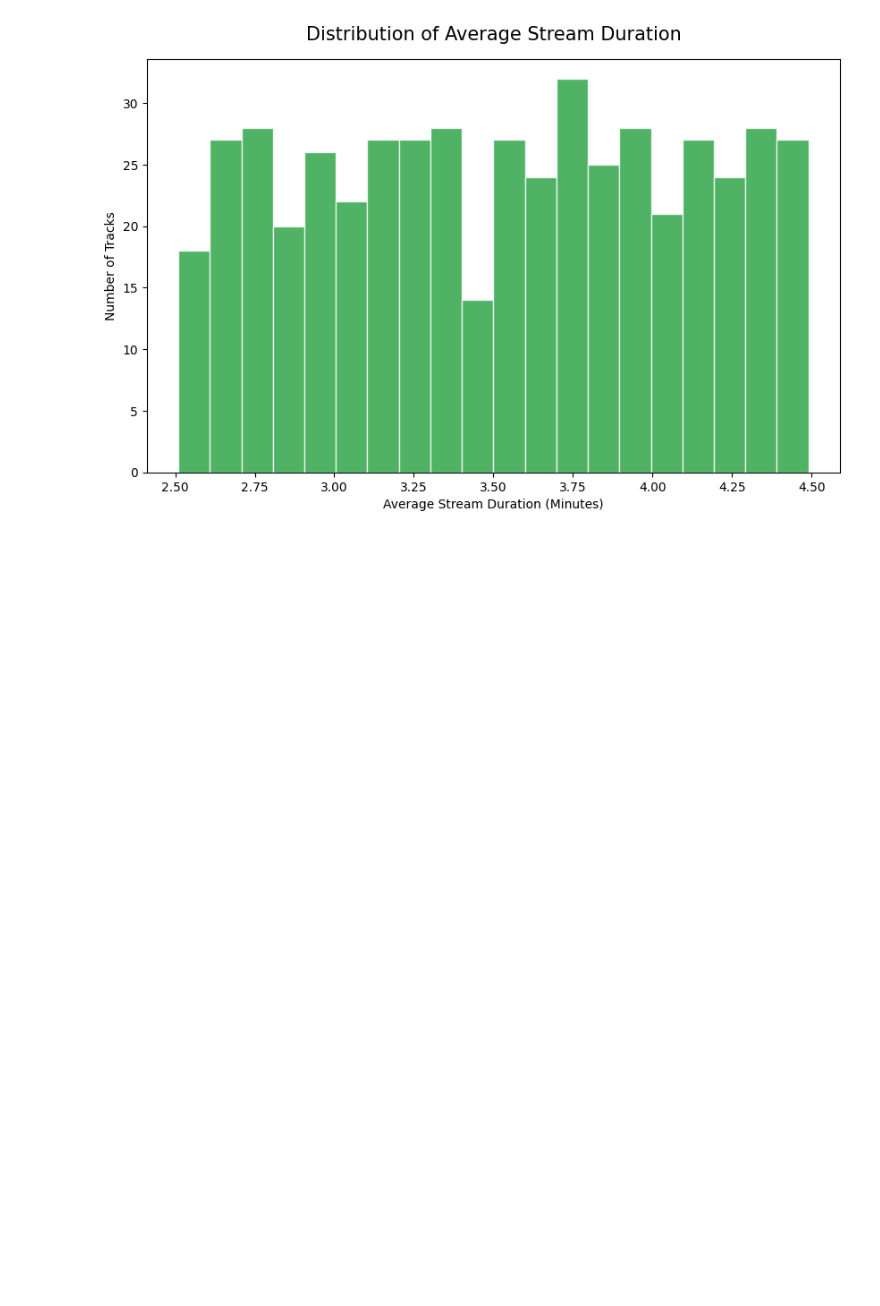
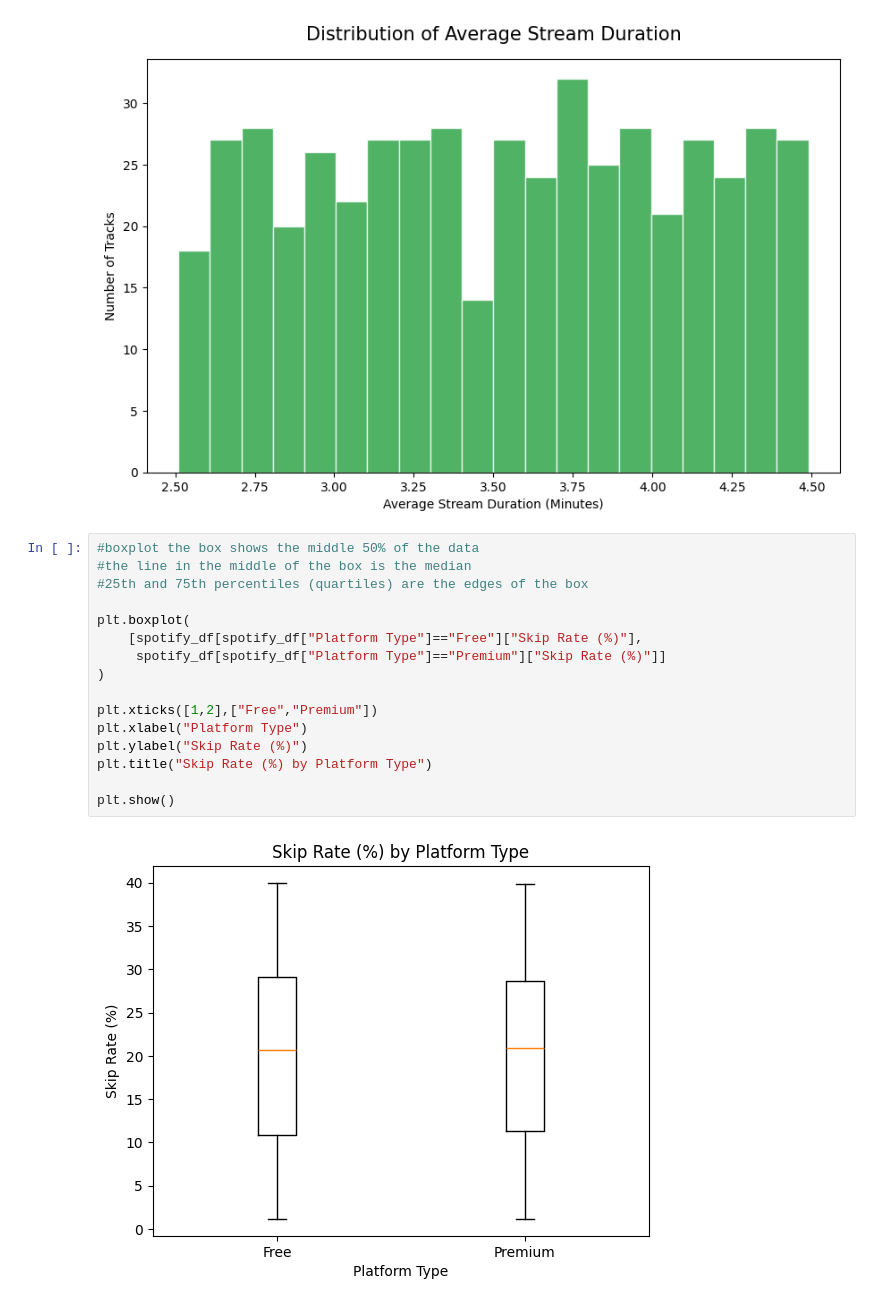
Before and after one commit to rhyman7/learning_plots_ryan_hyman, a Jupyter notebook: notebooks/visualization_practice.ipynb, the cells around one changed output. Cells and saved outputs as stored; diff of their text form; blank space fills up the shorter version.

Commit message:
sixth commit containing boxplot

```diff
--- a/notebooks/visualization_practice.ipynb
+++ b/notebooks/visualization_practice.ipynb
@@ -482,3 +482,21 @@ plt.title("Distribution of Average Stream Duration", fontsize=15, pad=15)
 plt.show()
 # %% [output]
 [figure]
+# %%
+#boxplot the box shows the middle 50% of the data
+#the line in the middle of the box is the median
+#25th and 75th percentiles (quartiles) are the edges of the box
+
+plt.boxplot(
+    [spotify_df[spotify_df["Platform Type"]=="Free"]["Skip Rate (%)"],
+     spotify_df[spotify_df["Platform Type"]=="Premium"]["Skip Rate (%)"]]
+)
+
+plt.xticks([1,2],["Free","Premium"])
+plt.xlabel("Platform Type")
+plt.ylabel("Skip Rate (%)")
+plt.title("Skip Rate (%) by Platform Type")
+
+plt.show()
+# %% [output]
+[figure, added]
```
